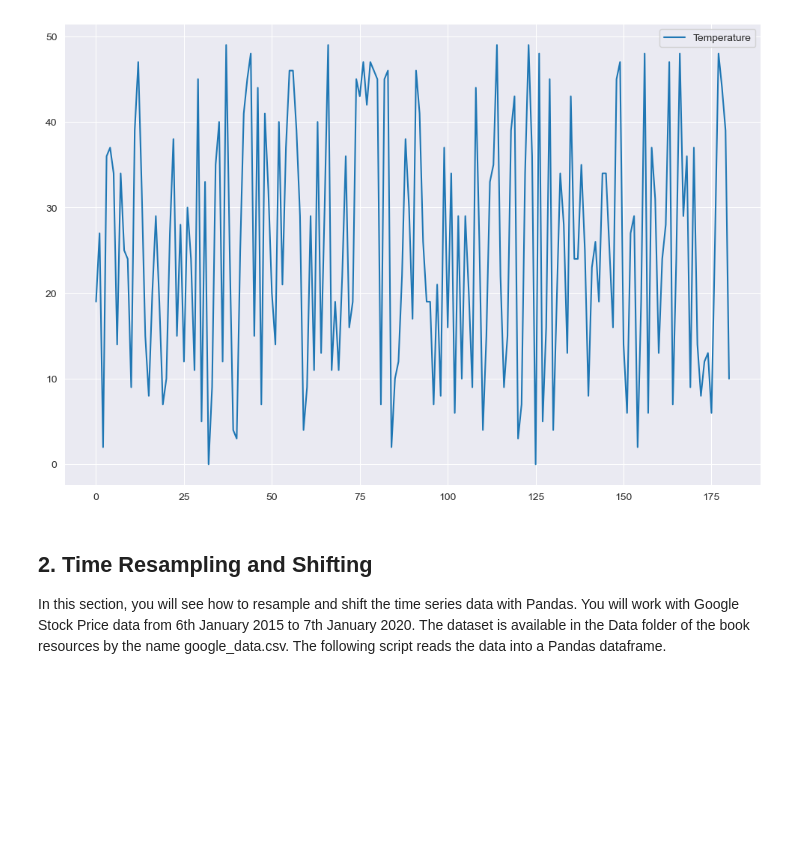
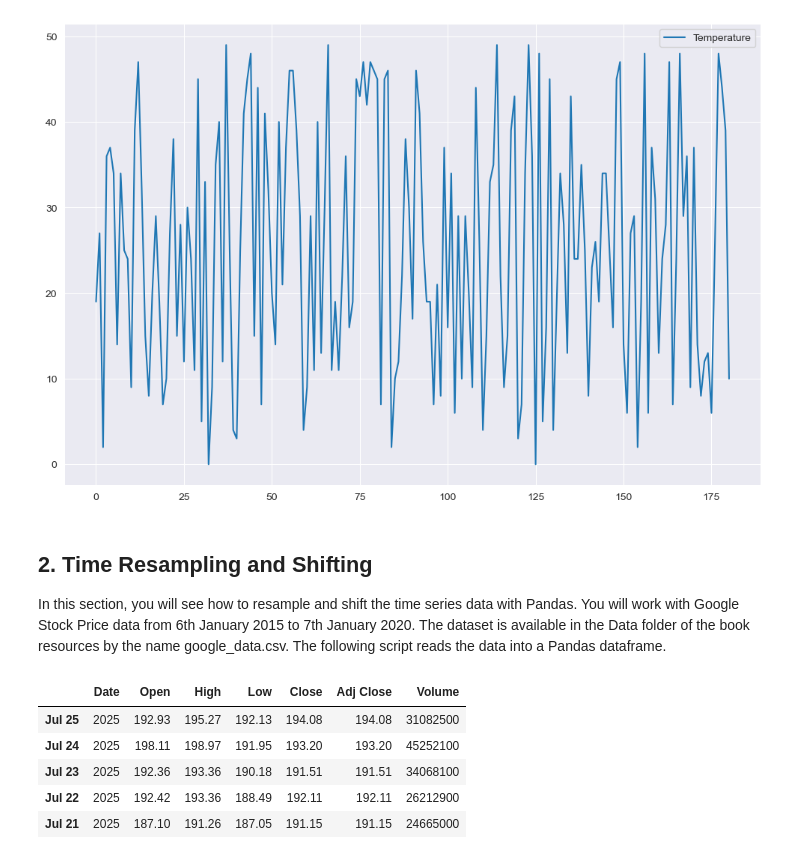
Before and after one commit to adac3210/data-science-bootcamp, a Jupyter notebook: Lecture04/Exercises/Pandas-5-HandlingTime-SeriesData.ipynb, the cells around one changed output. Drawn from its saved outputs; the diff is of its cells as text; code cells hidden in the pictures; blank space fills up the shorter version.

```diff
--- a/Lecture04/Exercises/Pandas-5-HandlingTime-SeriesData.ipynb
+++ b/Lecture04/Exercises/Pandas-5-HandlingTime-SeriesData.ipynb
@@ -93,3 +93,30 @@ January 2020. The dataset is available in the Data
 folder of the
 book resources by the name google_data.csv. The following script
 reads the data into a Pandas dataframe.
+# %%
+
+
+# Importing the Seaborn library for visualization
+import seaborn as sns
+
+# Importing the Pandas library for data manipulation
+import pandas as pd
+
+# Setting the style of the plots to "darkgrid" for better visual appeal
+sns.set_style("darkgrid")
+
+# URL contains Google stock price from 2024-6-26 to 2025-7-25
+url = "https://raw.githubusercontent.com/duochen/data-science-bootcamp/refs/heads/main/Lecture04/Exercises/google_stock_prices.csv"
+
+# Reading the Google stock data from a CSV file into a Pandas DataFrame
+google_stock = pd.read_csv(url)
+
+# Displaying the first 5 rows of the DataFrame to get a quick overview of the data
+google_stock.head()
+# %% [output]
+|  | Date | Open | High | Low | Close | Adj Close | Volume |
+| Jul 25 | 2025 | 192.93 | 195.27 | 192.13 | 194.08 | 194.08 | 31082500 |
+| Jul 24 | 2025 | 198.11 | 198.97 | 191.95 | 193.20 | 193.20 | 45252100 |
+| Jul 23 | 2025 | 192.36 | 193.36 | 190.18 | 191.51 | 191.51 | 34068100 |
+| Jul 22 | 2025 | 192.42 | 193.36 | 188.49 | 192.11 | 192.11 | 26212900 |
+| Jul 21 | 2025 | 187.10 | 191.26 | 187.05 | 191.15 | 191.15 | 24665000 |
```
Also changed, not shown: parts of 1 cell of this notebook, 1 other file.
